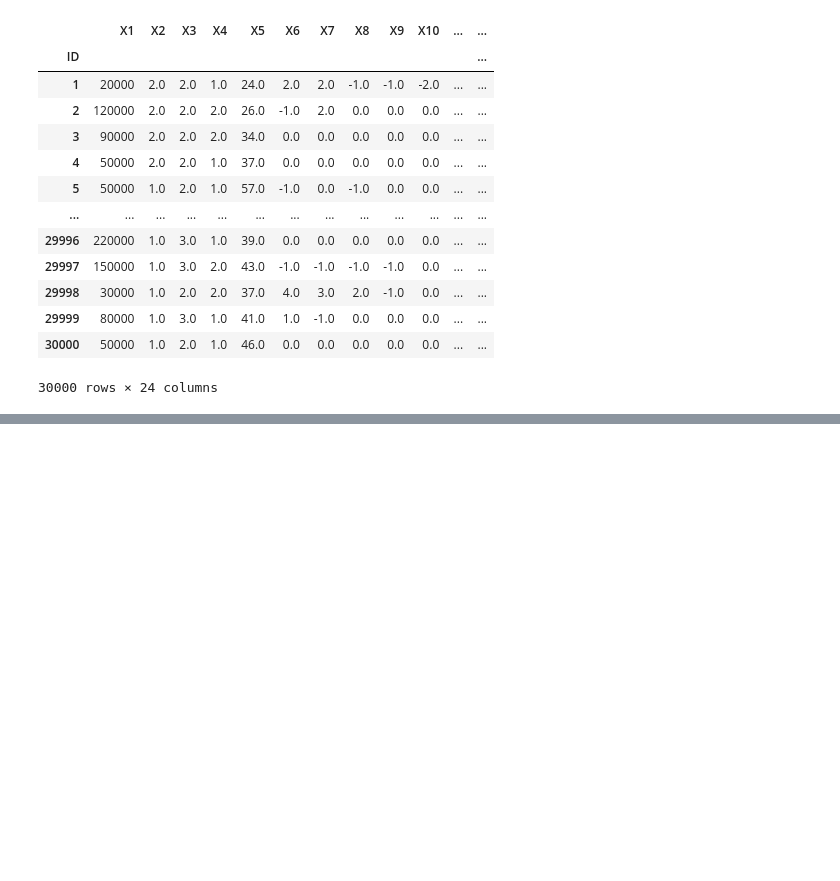
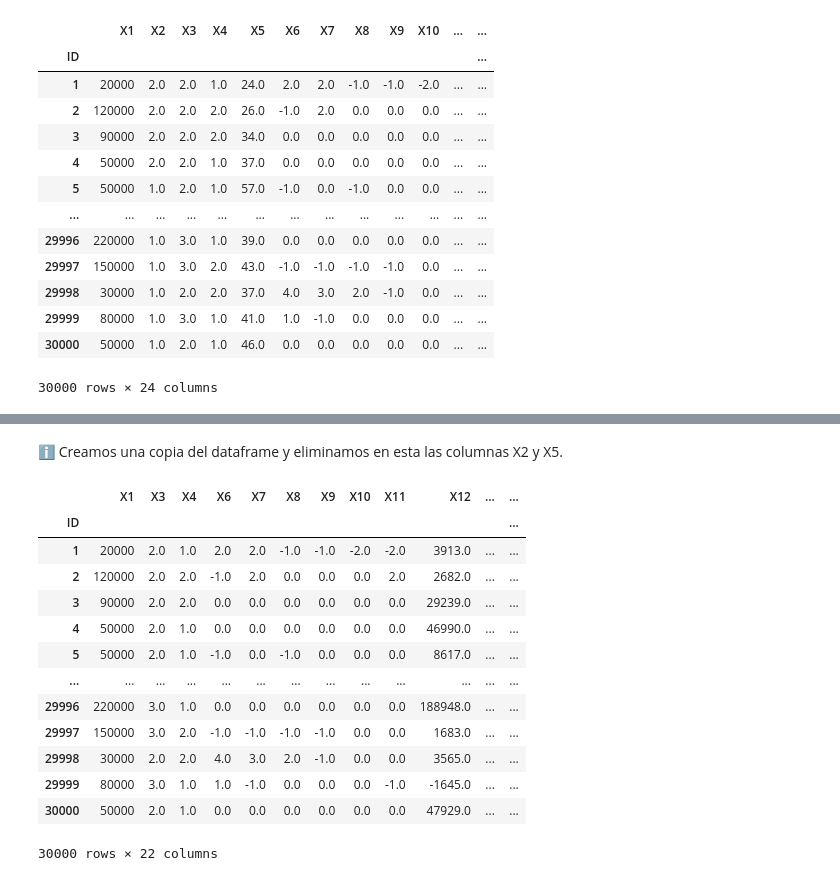
Before and after one commit to PosgradoMNA/actividades-de-aprendizaje-A01793509, a Jupyter notebook: Semana 3 - Actividad 1.ipynb, the cells around one changed output, grey strips where cells are left out. Drawn from its saved outputs; the diff is of its cells as text; code cells hidden in the pictures; blank space fills up the shorter version.

```diff
--- a/Semana 3 - Actividad 1.ipynb
+++ b/Semana 3 - Actividad 1.ipynb
@@ -537,0 +543,4 @@ ndf
+# %%
+df = pd.read_csv('https://raw.githubusercontent.com/PosgradoMNA/Actividades_Aprendizaje-/main/default%20of%20credit%20card%20clients.csv', index_col=0)
+ndf = df.copy()
+ndf
@@ -537,0 +725,20 @@ ndf
+# %% [markdown]
+ℹ Creamos una copia del dataframe y eliminamos en esta las columnas X2 y X5.
+# %%
+ndf2 = ndf.drop(['X2', 'X5',], axis = 1)
+ndf2
+# %% [output]
+|  | X1 | X3 | X4 | X6 | X7 | X8 | X9 | X10 | X11 | X12 | ... | ... |
+| ID |  |  |  |  |  |  |  |  |  |  |  | ... |
+| 1 | 20000 | 2.0 | 1.0 | 2.0 | 2.0 | -1.0 | -1.0 | -2.0 | -2.0 | 3913.0 | ... | ... |
+| 2 | 120000 | 2.0 | 2.0 | -1.0 | 2.0 | 0.0 | 0.0 | 0.0 | 2.0 | 2682.0 | ... | ... |
+| 3 | 90000 | 2.0 | 2.0 | 0.0 | 0.0 | 0.0 | 0.0 | 0.0 | 0.0 | 29239.0 | ... | ... |
+| 4 | 50000 | 2.0 | 1.0 | 0.0 | 0.0 | 0.0 | 0.0 | 0.0 | 0.0 | 46990.0 | ... | ... |
+| 5 | 50000 | 2.0 | 1.0 | -1.0 | 0.0 | -1.0 | 0.0 | 0.0 | 0.0 | 8617.0 | ... | ... |
+| ... | ... | ... | ... | ... | ... | ... | ... | ... | ... | ... | ... | ... |
+| 29996 | 220000 | 3.0 | 1.0 | 0.0 | 0.0 | 0.0 | 0.0 | 0.0 | 0.0 | 188948.0 | ... | ... |
+| 29997 | 150000 | 3.0 | 2.0 | -1.0 | -1.0 | -1.0 | -1.0 | 0.0 | 0.0 | 1683.0 | ... | ... |
+| 29998 | 30000 | 2.0 | 2.0 | 4.0 | 3.0 | 2.0 | -1.0 | 0.0 | 0.0 | 3565.0 | ... | ... |
+| 29999 | 80000 | 3.0 | 1.0 | 1.0 | -1.0 | 0.0 | 0.0 | 0.0 | -1.0 | -1645.0 | ... | ... |
+| 30000 | 50000 | 2.0 | 1.0 | 0.0 | 0.0 | 0.0 | 0.0 | 0.0 | 0.0 | 47929.0 | ... | ... |
+30000 rows × 22 columns
```
Also changed, not shown: parts of 27 cells of this notebook.
